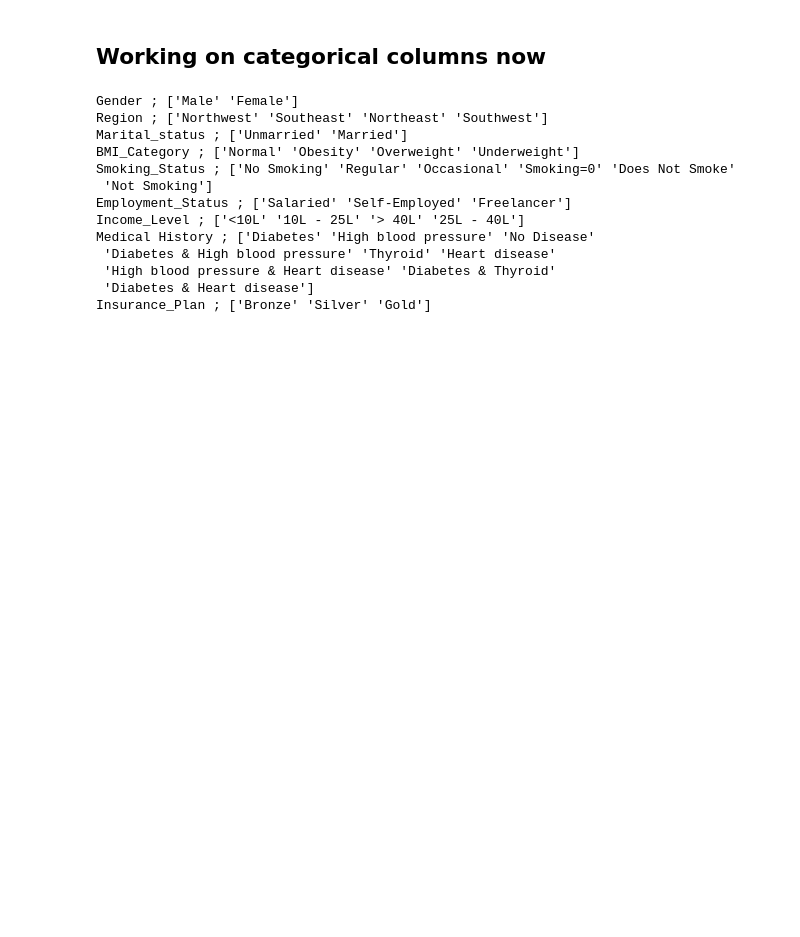
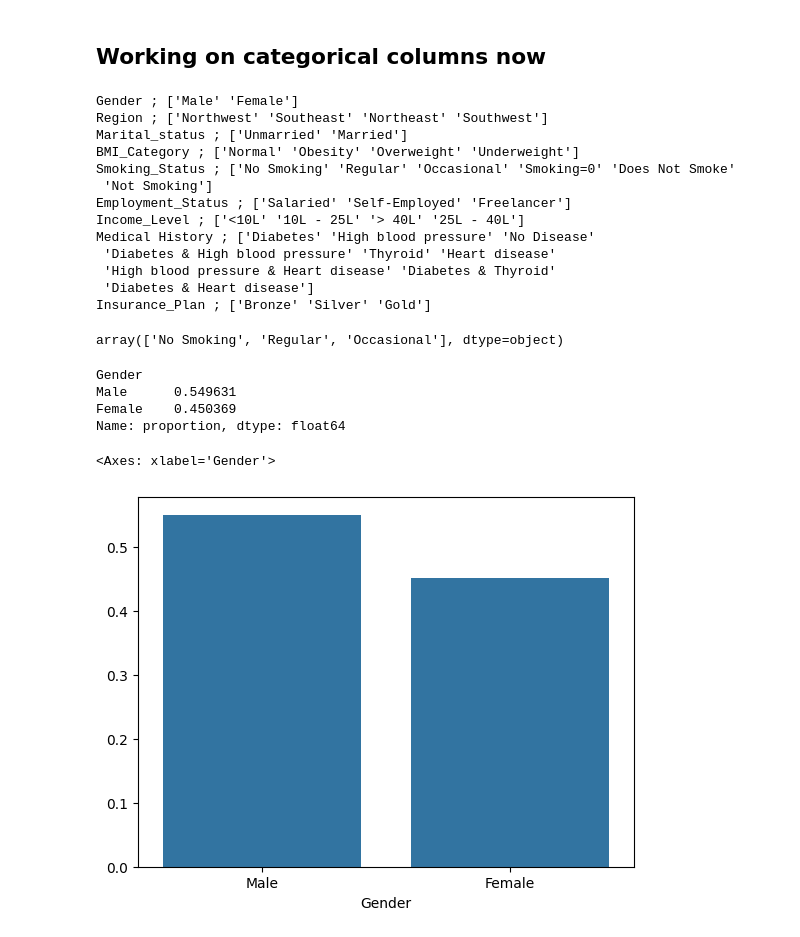
Before and after one commit to agambhardwaj04/premium_prediction, a Jupyter notebook: model/first_model.ipynb, the cells around one changed output. Cells and saved outputs as stored; diff of their text form; code cells hidden in the pictures; blank space fills up the shorter version.

```diff
--- a/model/first_model.ipynb
+++ b/model/first_model.ipynb
@@ -223,3 +223,25 @@ Medical History ; ['Diabetes' 'High blood pressure' 'No Disease'
  'High blood pressure & Heart disease' 'Diabetes & Thyroid'
  'Diabetes & Heart disease']
 Insurance_Plan ; ['Bronze' 'Silver' 'Gold']
+# %%
+df2['Smoking_Status'].replace({
+  'Smoking=0': 'No Smoking',
+  'Does Not Smoke': 'No Smoking',
+  'Not Smoking': 'No Smoking'
+},inplace=True)
+df2['Smoking_Status'].unique()
+# %% [output]
+array(['No Smoking', 'Regular', 'Occasional'], dtype=object)
+# %%
+pct_count = df2['Gender'].value_counts(normalize=True)
+pct_count
+# %% [output]
+Gender
+Male      0.549631
+Female    0.450369
+Name: proportion, dtype: float64
+# %%
+sns.barplot(x=pct_count.index,y=pct_count.values)
+# %% [output]
+<Axes: xlabel='Gender'>
+[figure, added]
```
Also changed, not shown: parts of 4 cells of this notebook.
